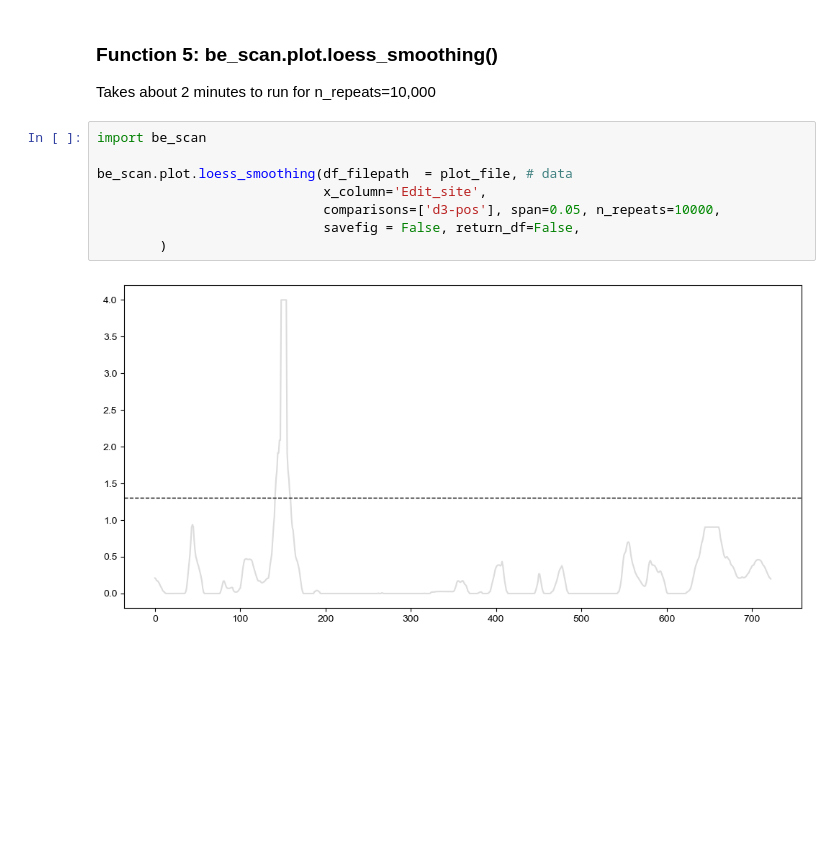
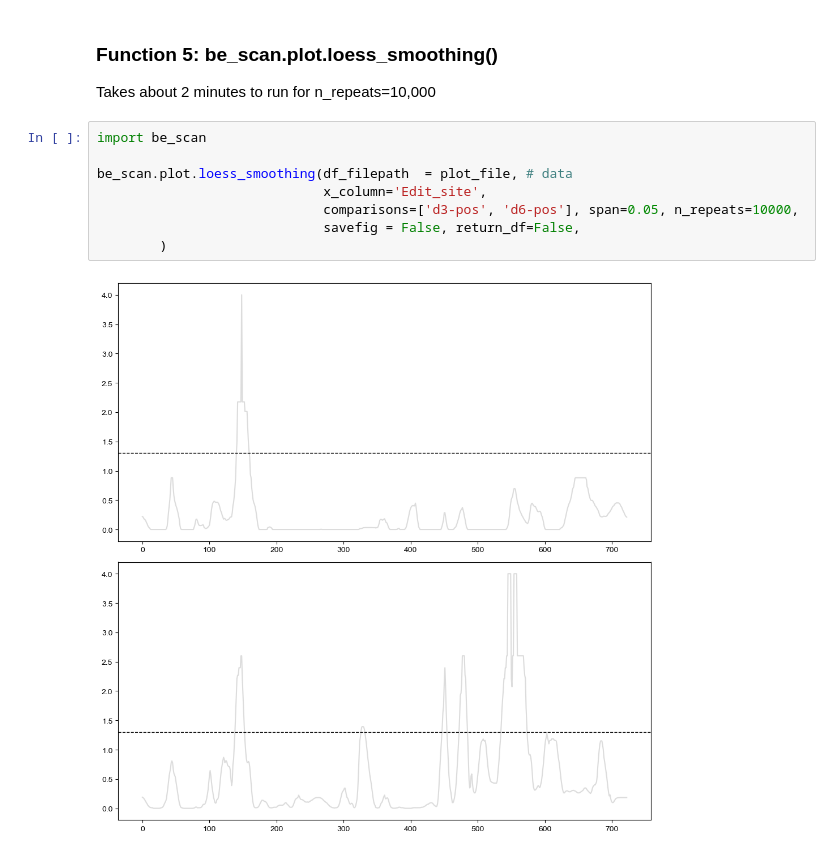
Before and after one commit to liaulab/be-scan, a Jupyter notebook: docs/source/notebooks/tutorial.ipynb, the cells around one changed output. Cells and saved outputs as stored; diff of their text form; blank space fills up the shorter version.

```diff
--- a/docs/source/notebooks/tutorial.ipynb
+++ b/docs/source/notebooks/tutorial.ipynb
@@ -468,10 +468,10 @@ Takes about 2 minutes to run for n_repeats=10,000
 # %%
 import be_scan
 
 be_scan.plot.loess_smoothing(df_filepath  = plot_file, # data
                              x_column='Edit_site',
-                             comparisons=['d3-pos'], span=0.05, n_repeats=10000,
+                             comparisons=['d3-pos', 'd6-pos'], span=0.05, n_repeats=10000,
                              savefig = False, return_df=False,
         )
 # %% [output]
-[figure, old version]
+[figure, new version]
```
Also changed, not shown: parts of 1 cell of this notebook, 1 other file.
